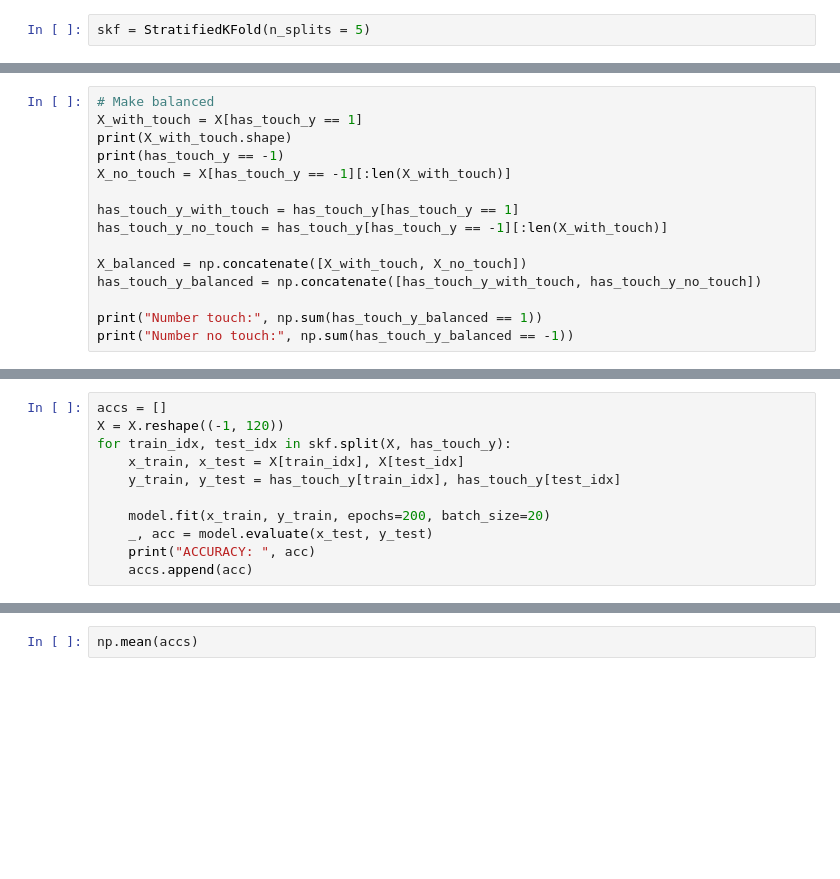
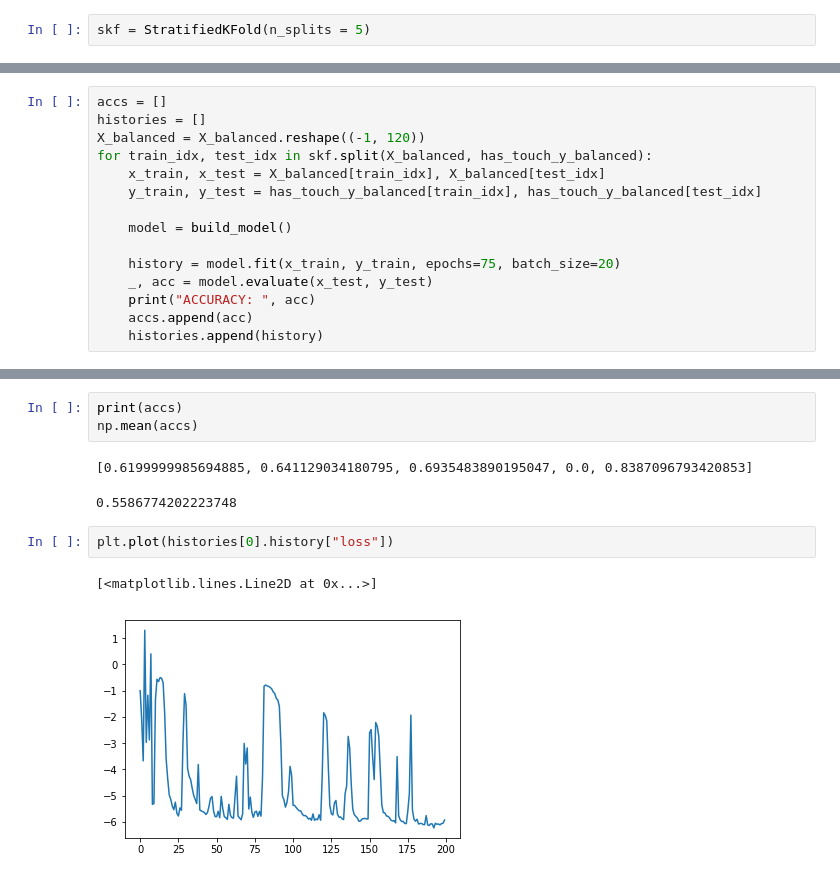
Before and after one commit to jlin816/gyrosec, a Jupyter notebook: preprocess.ipynb, the cells around one changed output, grey strips where cells are left out. Saved outputs shown, nothing was run; the diff lists cells and outputs as text; blank space fills up the shorter version.

```diff
--- a/preprocess.ipynb
+++ b/preprocess.ipynb
@@ -282,15 +281,0 @@ Number no touch: 1781
-# %%
-# Make balanced
-X_with_touch = X[has_touch_y == 1]
-print(X_with_touch.shape)
-print(has_touch_y == -1)
-X_no_touch = X[has_touch_y == -1][:len(X_with_touch)]
-
-has_touch_y_with_touch = has_touch_y[has_touch_y == 1]
-has_touch_y_no_touch = has_touch_y[has_touch_y == -1][:len(X_with_touch)]
-
-X_balanced = np.concatenate([X_with_touch, X_no_touch])
-has_touch_y_balanced = np.concatenate([has_touch_y_with_touch, has_touch_y_no_touch])
-
-print("Number touch:", np.sum(has_touch_y_balanced == 1))
-print("Number no touch:", np.sum(has_touch_y_balanced == -1))
@@ -348,11 +282,15 @@ fig.show()
 # %%
 accs = []
-X = X.reshape((-1, 120))
-for train_idx, test_idx in skf.split(X, has_touch_y):
-    x_train, x_test = X[train_idx], X[test_idx]
-    y_train, y_test = has_touch_y[train_idx], has_touch_y[test_idx]
+histories = []
+X_balanced = X_balanced.reshape((-1, 120))
+for train_idx, test_idx in skf.split(X_balanced, has_touch_y_balanced):
+    x_train, x_test = X_balanced[train_idx], X_balanced[test_idx]
+    y_train, y_test = has_touch_y_balanced[train_idx], has_touch_y_balanced[test_idx]
 
-    model.fit(x_train, y_train, epochs=200, batch_size=20)
+    model = build_model()
+
+    history = model.fit(x_train, y_train, epochs=75, batch_size=20)
     _, acc = model.evaluate(x_test, y_test)
     print("ACCURACY: ", acc)
     accs.append(acc)
+    histories.append(history)
@@ -359,2 +316,11 @@ for train_idx, test_idx in skf.split(X, has_touch_y):
 # %%
+print(accs)
 np.mean(accs)
+# %% [output]
+[0.6199999985694885, 0.641129034180795, 0.6935483890195047, 0.0, 0.8387096793420853]
+0.5586774202223748
+# %%
+plt.plot(histories[0].history["loss"])
+# %% [output]
+[<matplotlib.lines.Line2D at 0x...>]
+[figure, added]
```
Also changed, not shown: parts of 9 cells of this notebook, 2 other files.
